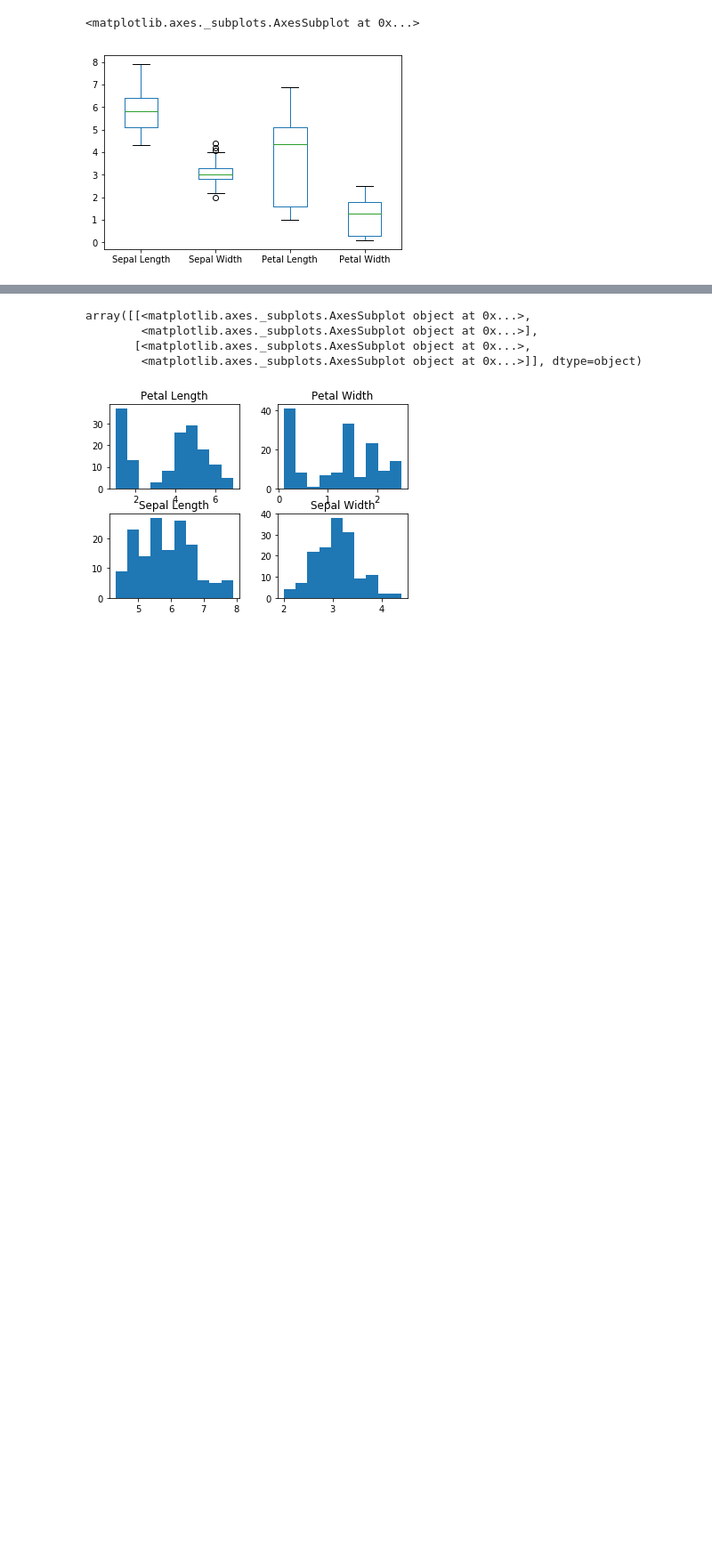
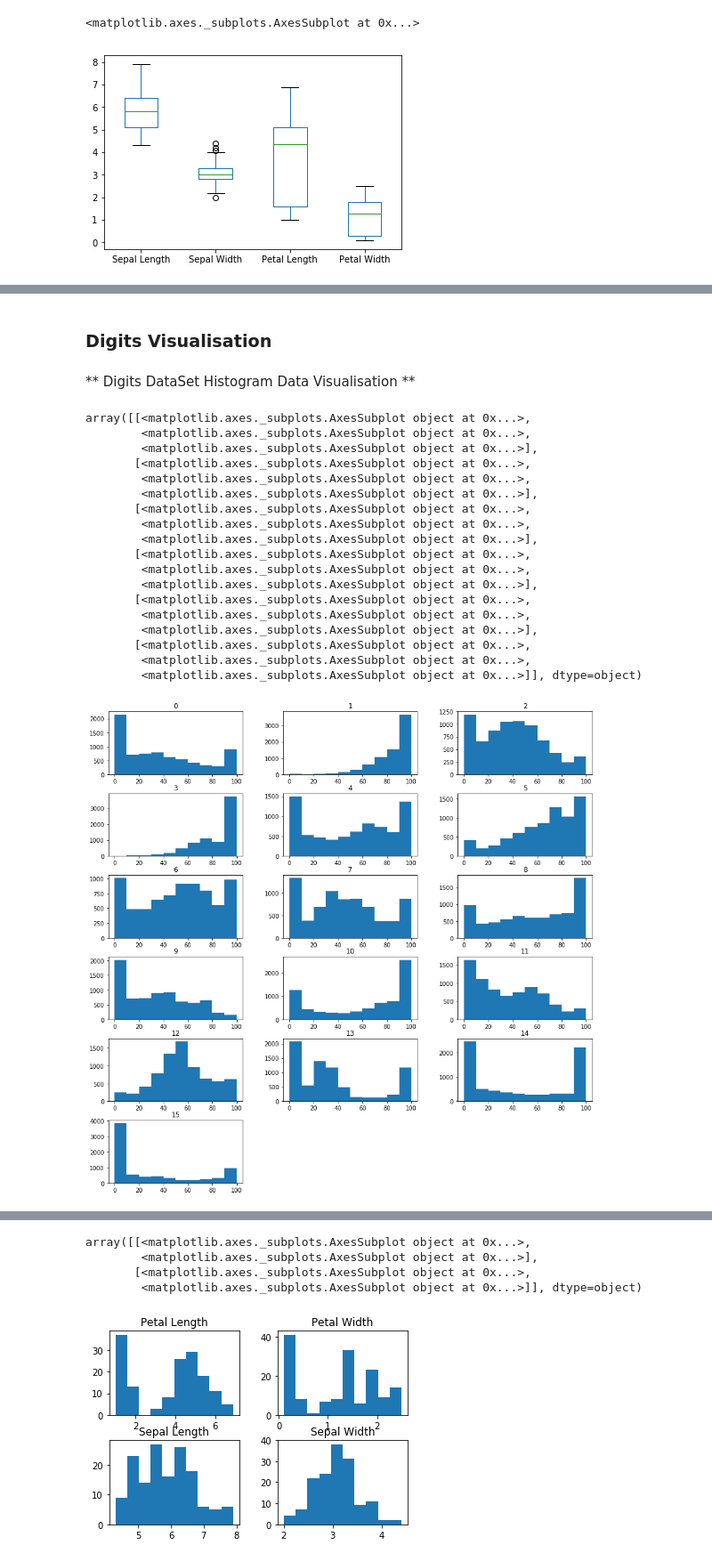
Before and after one commit to david-agumya/CS6220-Data-Mining, a Jupyter notebook: Assignment2.ipynb, the cells around one changed output, grey strips where cells are left out. Shown: that part at 89% size. Saved outputs shown, nothing was run; the diff lists cells and outputs as text; code cells hidden in the pictures; blank space fills up the shorter version.

```diff
--- a/Assignment2.ipynb
+++ b/Assignment2.ipynb
@@ -130,0 +145,4 @@ iris_df.boxplot(column=['Sepal Length', 'Sepal Width', 'Petal Length', 'Petal Wi
+# %%
+digits_URL = 'http://archive.ics.uci.edu/ml/machine-learning-databases/pendigits/pendigits.tra'
+feature = [str(x) for x in range(1,16)]
+digits_df = pd.read_csv(digits_URL,header=None)
@@ -130,0 +174,4 @@ iris_df.boxplot(column=['Sepal Length', 'Sepal Width', 'Petal Length', 'Petal Wi
+# %%
+required_data_cols = digits_df.columns[:16]
+required_data_cols = list(required_data_cols)
+required_data_cols
@@ -130,0 +200,26 @@ iris_df.boxplot(column=['Sepal Length', 'Sepal Width', 'Petal Length', 'Petal Wi
+# %% [markdown]
+### Digits Visualisation
+# %% [markdown]
+** Digits DataSet Histogram Data Visualisation **
+# %%
+digits_df.hist(column=required_data_cols, grid=False, figsize=(15,15), layout=(6,3))
+# %% [output]
+array([[<matplotlib.axes._subplots.AxesSubplot object at 0x...>,
+        <matplotlib.axes._subplots.AxesSubplot object at 0x...>,
+        <matplotlib.axes._subplots.AxesSubplot object at 0x...>],
+       [<matplotlib.axes._subplots.AxesSubplot object at 0x...>,
+        <matplotlib.axes._subplots.AxesSubplot object at 0x...>,
+        <matplotlib.axes._subplots.AxesSubplot object at 0x...>],
+       [<matplotlib.axes._subplots.AxesSubplot object at 0x...>,
+        <matplotlib.axes._subplots.AxesSubplot object at 0x...>,
+        <matplotlib.axes._subplots.AxesSubplot object at 0x...>],
+       [<matplotlib.axes._subplots.AxesSubplot object at 0x...>,
+        <matplotlib.axes._subplots.AxesSubplot object at 0x...>,
+        <matplotlib.axes._subplots.AxesSubplot object at 0x...>],
+       [<matplotlib.axes._subplots.AxesSubplot object at 0x...>,
+        <matplotlib.axes._subplots.AxesSubplot object at 0x...>,
+        <matplotlib.axes._subplots.AxesSubplot object at 0x...>],
+       [<matplotlib.axes._subplots.AxesSubplot object at 0x...>,
+        <matplotlib.axes._subplots.AxesSubplot object at 0x...>,
+        <matplotlib.axes._subplots.AxesSubplot object at 0x...>]], dtype=object)
+[figure, added]
```
Also changed, not shown: parts of 15 cells of this notebook.
